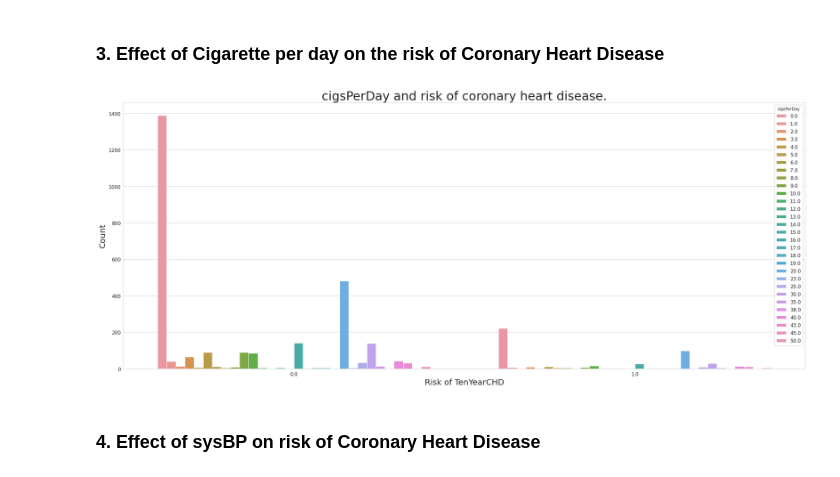
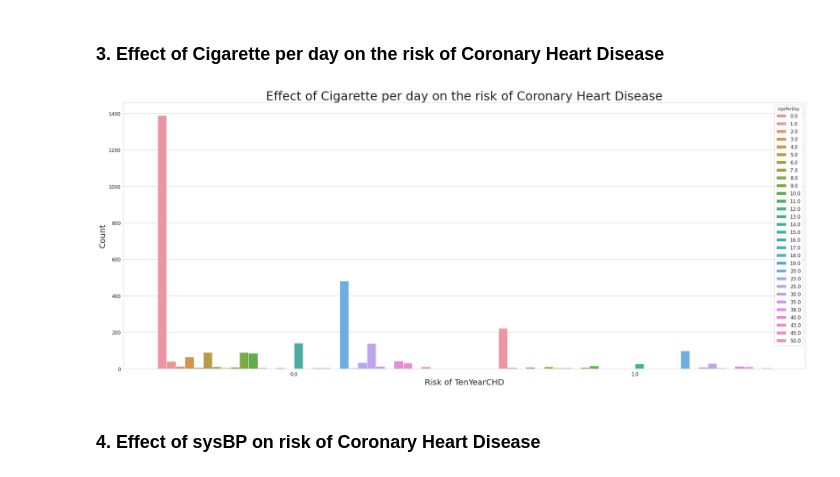
Before and after one commit to ParthSharma1197/Capstone-Project-Cardiovascular-Risk-Prediction, a Jupyter notebook: PARTH_SHARMA_Cardiovascular_Risk_Prediction_Capstone_Project.ipynb, the cells around one changed output. Cells and saved outputs as stored; diff of their text form; code cells hidden in the pictures.

```diff
--- a/PARTH_SHARMA_Cardiovascular_Risk_Prediction_Capstone_Project.ipynb
+++ b/PARTH_SHARMA_Cardiovascular_Risk_Prediction_Capstone_Project.ipynb
@@ -792,16 +797,16 @@ plt.yticks(size=12)
 # %%
 # Visualising the effect of Cigarette per day on the risk of Coronary Heart Disease
 plt.figure(figsize=(30,12), facecolor='w')
 sns.countplot(x="TenYearCHD",data=df_transformed,hue="cigsPerDay")
 plt.legend(title='cigsPerDay', fontsize='large')
-plt.title("cigsPerDay and risk of coronary heart disease.", size=30)
+plt.title("Effect of Cigarette per day on the risk of Coronary Heart Disease", size=30)
 plt.xlabel("Risk of TenYearCHD", size=20)
 plt.ylabel("Count", size=20)
 plt.xticks(size=12)
 plt.yticks(size=12)
 plt.show()
 # %% [output]
-[figure, old version]
+[figure, new version]
 # %% [markdown]
 ### **4. Effect of sysBP on risk of Coronary Heart Disease**
 # %%
```
Also changed, not shown: parts of 38 cells of this notebook.
